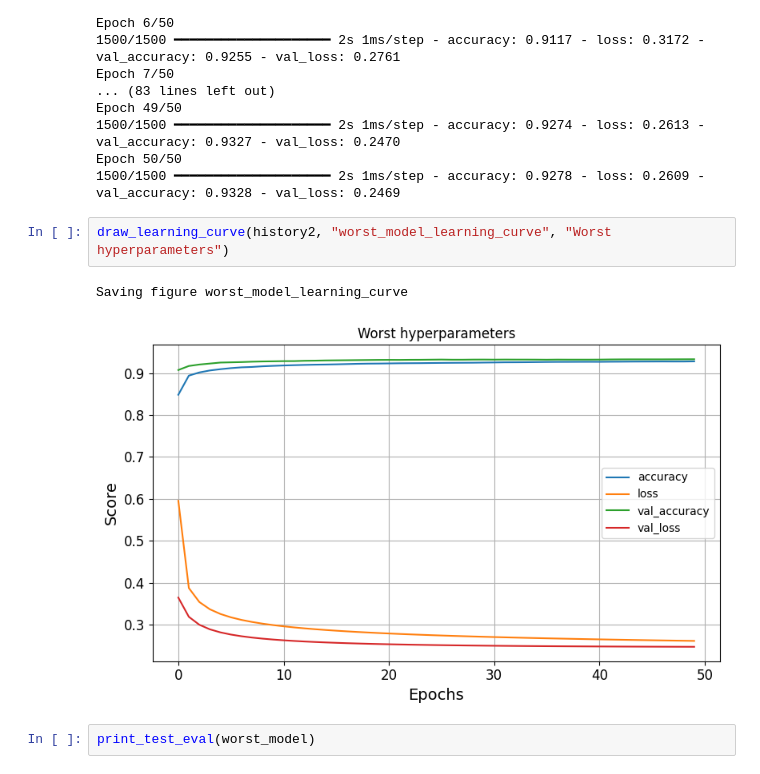
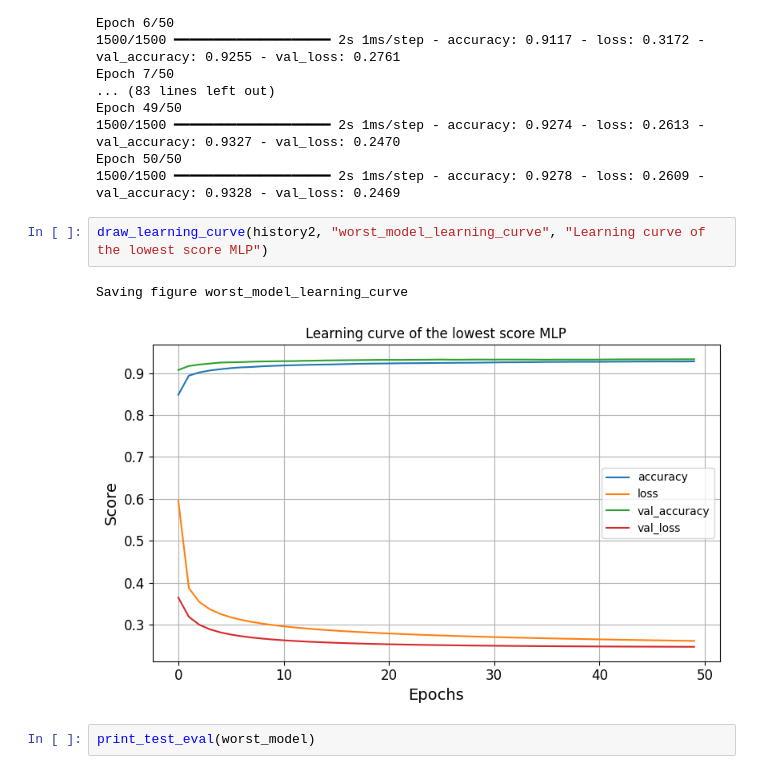
Before and after one commit to nhv96/iai600_assignment_7, a Jupyter notebook: assignment_7_hypertune.ipynb, the cells around one changed output. Drawn from its saved outputs; the diff is of its cells as text.

```diff
--- a/assignment_7_hypertune.ipynb
+++ b/assignment_7_hypertune.ipynb
@@ -286,10 +288,10 @@ Epoch 49/50
 Epoch 50/50
 1500/1500 ━━━━━━━━━━━━━━━━━━━━ 2s 1ms/step - accuracy: 0.9278 - loss: 0.2609 - val_accuracy: 0.9328 - val_loss: 0.2469
 # %%
-draw_learning_curve(history2, "worst_model_learning_curve", "Worst hyperparameters")
+draw_learning_curve(history2, "worst_model_learning_curve", "Learning curve of the lowest score MLP")
 # %% [output]
 Saving figure worst_model_learning_curve
-[figure, old version]
+[figure, new version]
 # %%
 print_test_eval(worst_model)
 # %% [output]
```
Also changed, not shown: parts of 3 cells of this notebook, 2 other files.
